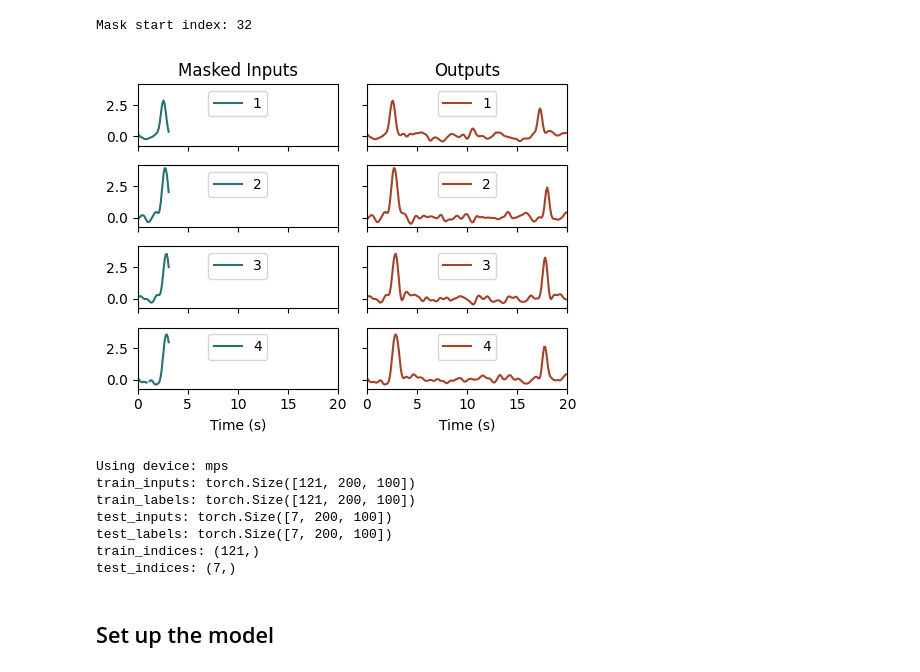
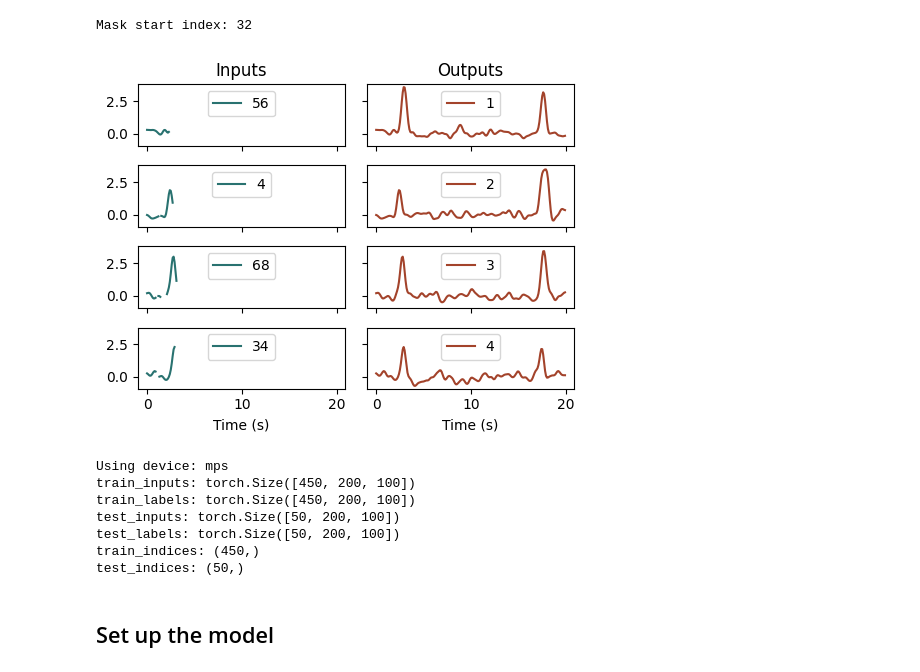
Before and after one commit to qrsyu/STCell, a Jupyter notebook: code/time_exp/2TS.ipynb, the cells around one changed output. Drawn from its saved outputs; the diff is of its cells as text; code cells hidden in the pictures.

```diff
--- a/code/time_exp/2TS.ipynb
+++ b/code/time_exp/2TS.ipynb
@@ -65,4 +63,8 @@ plt.savefig('time_distr.png', dpi=300, transparent=True)
 # %%
+temp_reso, spat_reso = 100, 1 # Temp reso: 100ms; Spatial reso: 1cm
+gym = RatatouGym(temporal_resolution=temp_reso, spatial_resolution=spat_reso)
+gym.init_arena_map(shape="rectangle")
+
 behavior_profile = {
                     "name":                   "random_explore",
                     "type":                   "predefined",
@@ -73,16 +75,10 @@ behavior_profile = {
                     "switch_velocity_prob":   0.1
                     }
 
-# Generate the first temporal event with shape n_channels, Select fixed random number from a normal distribution
-n_channels = 100
-np.random.seed(42)  # For reproducibility
-temp_event_1 = np.random.normal(loc=mu, scale=sigma, size=(n_channels,))
-temp_event_2 = np.random.normal(loc=mu, scale=sigma, size=(n_channels,))
-
 sensory_profile = {
                     "time": {
                             "type":        "time_cell",
-                            "n_cells":     n_channels,
+                            "n_cells":     D,
                             "event_onset": [0.125, 0.875],
                             "event_width": [0.025, 0.025],
                             "temp_events": [temp_event_1, temp_event_2],  # List of temporal events
@@ -100,10 +96,10 @@ gym.set_behavior_from_profile(behavior_profile)
 arena_map = gym.arena_map
 
 # Generate (Batch size) trial
-gym.trial.new_trial(duration=20, batch_size=128)
+gym.trial.new_trial(duration=T//10, batch_size=B)
 
 # Get some specific responses within a time range, the key should be the same as the sensory profile
 time_res = gym.trial.get_responses(keys='time')
-print('time responses:', time_res.shape)
+print('Sensory experience:', time_res.shape)
 # %% [output]
 <class 'rtgym.trial.trial.Trajectory'>
@@ -154,10 +146,7 @@ mask = Masking(
                 )
 # %%
 labels = time_res.copy()
-
-inputs = time_res.copy()
-inputs = mask.mask(inputs).numpy()
-
+inputs = mask.mask(time_res).numpy()
 
 mask_start_idx = int(inputs.shape[1]*(sensory_profile['time']['event_onset'][0]+\
                                       sensory_profile['time']['event_width'][0]+\
@@ -167,29 +156,27 @@ inputs[:, mask_start_idx:, :] = 0
 # %% [output]
 Mask start index: 32
 # %%
-plot_inputs = inputs.copy()
-plot_inputs[plot_inputs == 0] = np.nan
+fig, ax = plt.subplots(4, 2, figsize=(5, 4), sharex=True, sharey=True)
+rand_D = np.random.choice(D, size=4, replace=False)
+for i, channel in enumerate(rand_D):
+    ax[i][0].plot(np.arange(inputs.shape[1]) * temp_reso / 1000,
+                  np.where(inputs[0, :, channel] == 0, np.nan, inputs[0, :, channel]),
+                  label=f'{channel}', color='#297270')
+    ax[i][0].legend(loc='upper center')
 
-fig, ax = plt.subplots(4, 2, figsize=(5, 4), sharex=True, sharey=True)
-for i, channel in enumerate(range(5, 9)):
-    ax[i][0].plot(np.arange(plot_inputs.shape[1]) * temp_reso / 1000,
-                  plot_inputs[0, :, channel],
-                  label=f'{i+1}', color='#297270')
-    ax[i][0].legend(loc='upper center')
-    ax[i][0].set_xlim(0, plot_inputs.shape[1]*temp_reso/1000)
     ax[i][1].plot(np.arange(time_res.shape[1]) * temp_reso / 1000,
                   time_res[0, :, channel],
                   label=f'{i+1}', color='#A3432B')
     ax[i][1].legend(loc='upper center')
-    ax[i][1].set_xlim(0, time_res.shape[1]*temp_reso/1000)
-ax[0][0].set_title('Masked Inputs')
+
+ax[0][0].set_title('Inputs')
 ax[0][1].set_title('Outputs')
 ax[-1][0].set_xlabel('Time (s)')
 ax[-1][1].set_xlabel('Time (s)')
 plt.tight_layout()
-plt.savefig('time_exp.png', dpi=300, transparent=True)
+# plt.savefig('time_exp.png', dpi=300, transparent=True)
 # %% [output]
-[figure, old version]
+[figure, new version]
 # %%
 # Split the data to training and test set along axis=1
 from torch.utils.data import DataLoader, TensorDataset
@@ -199,10 +186,9 @@ import nn4n.nn
 device = torch.device("cuda" if torch.cuda.is_available() else "mps" if torch.backends.mps.is_available() else "cpu")
 print(f"Using device: {device}")
 
-
 indices = np.arange(inputs.shape[0])
 train_inputs, test_inputs, train_labels, test_labels, train_indices, \
-test_indices = train_test_split(inputs, labels, indices, test_size=0.05, random_state=42)
+test_indices = train_test_split(inputs, labels, indices, test_size=0.1, random_state=42)
 
 if isinstance(train_inputs, np.ndarray):
     train_inputs  = torch.from_numpy(train_inputs).float().to(device)
@@ -221,12 +207,12 @@ train_dataset = TensorDataset(train_inputs, train_labels)
 train_loader = DataLoader(train_dataset, batch_size=64, shuffle=True)
 # %% [output]
 Using device: mps
-train_inputs: torch.Size([121, 200, 100])
-train_labels: torch.Size([121, 200, 100])
-test_inputs: torch.Size([7, 200, 100])
-test_labels: torch.Size([7, 200, 100])
-train_indices: (121,)
-test_indices: (7,)
+train_inputs: torch.Size([450, 200, 100])
+train_labels: torch.Size([450, 200, 100])
+test_inputs: torch.Size([50, 200, 100])
+test_labels: torch.Size([50, 200, 100])
+train_indices: (450,)
+test_indices: (50,)
 # %% [markdown]
 ## Set up the model
 # %%
```
Also changed, not shown: parts of 8 cells of this notebook, 1 other file.
